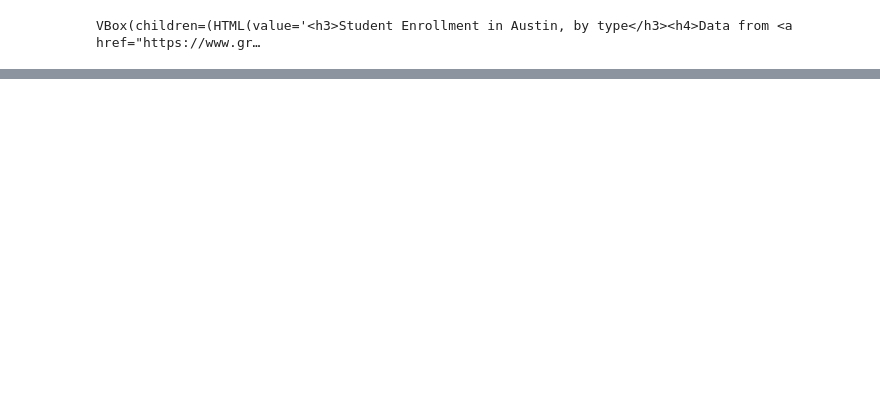
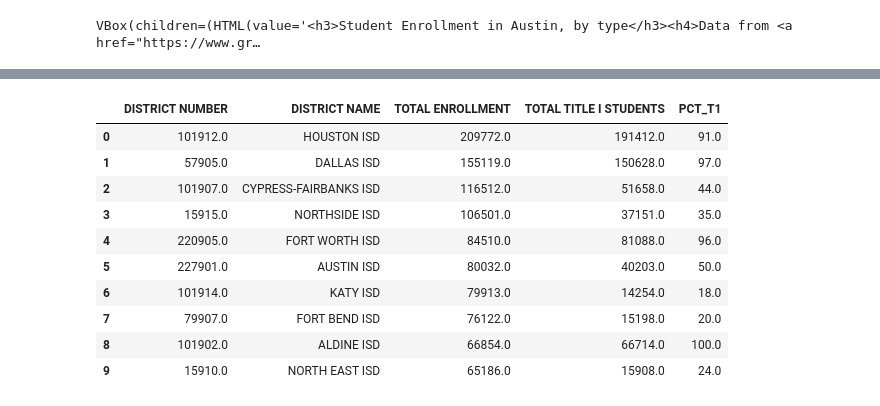
Before and after one commit to camfoy/Title-I-Enrollment-Project, a Jupyter notebook: Title1enrollmentAcrossAustin.ipynb, the cells around one changed output, grey strips where cells are left out. Saved outputs shown, nothing was run; the diff lists cells and outputs as text; code cells hidden in the pictures; blank space fills up the shorter version.

```diff
--- a/Title1enrollmentAcrossAustin.ipynb
+++ b/Title1enrollmentAcrossAustin.ipynb
@@ -30,0 +37,3 @@ import SchoolExplorer as se
+# %%
+AustinZipCo_df= pd.read_csv("csv_files/AustinPopulation.csv")
+AustinDist_df = pd.read_csv("csv_files/combined.csv")
@@ -60,3 +73,5 @@ df.fillna(0, inplace=True)
 se.SchoolExplorer(df).render()
 # %% [output]
 VBox(children=(HTML(value='<h3>Student Enrollment in Austin, by type</h3><h4>Data from <a href="https://www.gr…
+# %%
+df = AustinDist_df[AustinDist_df['DISTRICT NAME'].notnull()].reset_index(drop=True)
@@ -62,0 +84,21 @@ VBox(children=(HTML(value='<h3>Student Enrollment in Austin, by type</h3><h4>Dat
+# %%
+#Obtains the average of masked values based on 1 percent of total enrollment
+t1_missing_val = df[df['TOTAL TITLE I STUDENTS']<0]['TOTAL ENROLLMENT'].mean()*0.01
+#This grabs the working dataframe columns from the orignal df, and will replace them with the t1_missing_val mean
+wk_df = df[['YEAR','DISTRICT NAME','DISTRICT NUMBER','REGION','TOTAL ENROLLMENT','TOTAL TITLE I STUDENTS']]
+wk_df.replace(-9999999,t1_missing_val)
+wk_df['PCT_T1'] = (wk_df['TOTAL TITLE I STUDENTS'] / wk_df['TOTAL ENROLLMENT']) * 100
+wk_df = wk_df.round()
+# %%
+def yr_enrollment(limit, year='2018-2019'):
+    '''Sort district ISDs by number of enrollment and academic year.
+    limit: takes in an integer or float
+    year: takes in a string of academic year'''
+    try:
+        data = wk_df[(wk_df['TOTAL ENROLLMENT'] >= limit) &
+        (wk_df['YEAR'] == year)][['DISTRICT NUMBER','DISTRICT NAME','TOTAL ENROLLMENT','TOTAL TITLE I STUDENTS']]
+        data = data.sort_values('TOTAL ENROLLMENT', ascending=False).reset_index(drop=True)
+        data['PCT_T1'] = (data['TOTAL TITLE I STUDENTS'] / data['TOTAL ENROLLMENT']) * 100
+        return data.round()
+    except Exception as e:
+        return print('Please read the docsting notes')
@@ -62,0 +112,14 @@ VBox(children=(HTML(value='<h3>Student Enrollment in Austin, by type</h3><h4>Dat
+# %%
+yr_enrollment(65000)
+# %% [output]
+|  | DISTRICT NUMBER | DISTRICT NAME | TOTAL ENROLLMENT | TOTAL TITLE I STUDENTS | PCT_T1 |
+| 0 | 101912.0 | HOUSTON ISD | 209772.0 | 191412.0 | 91.0 |
+| 1 | 57905.0 | DALLAS ISD | 155119.0 | 150628.0 | 97.0 |
+| 2 | 101907.0 | CYPRESS-FAIRBANKS ISD | 116512.0 | 51658.0 | 44.0 |
+| 3 | 15915.0 | NORTHSIDE ISD | 106501.0 | 37151.0 | 35.0 |
+| 4 | 220905.0 | FORT WORTH ISD | 84510.0 | 81088.0 | 96.0 |
+| 5 | 227901.0 | AUSTIN ISD | 80032.0 | 40203.0 | 50.0 |
+| 6 | 101914.0 | KATY ISD | 79913.0 | 14254.0 | 18.0 |
+| 7 | 79907.0 | FORT BEND ISD | 76122.0 | 15198.0 | 20.0 |
+| 8 | 101902.0 | ALDINE ISD | 66854.0 | 66714.0 | 100.0 |
+| 9 | 15910.0 | NORTH EAST ISD | 65186.0 | 15908.0 | 24.0 |
```
Also changed, not shown: parts of 18 cells of this notebook.
